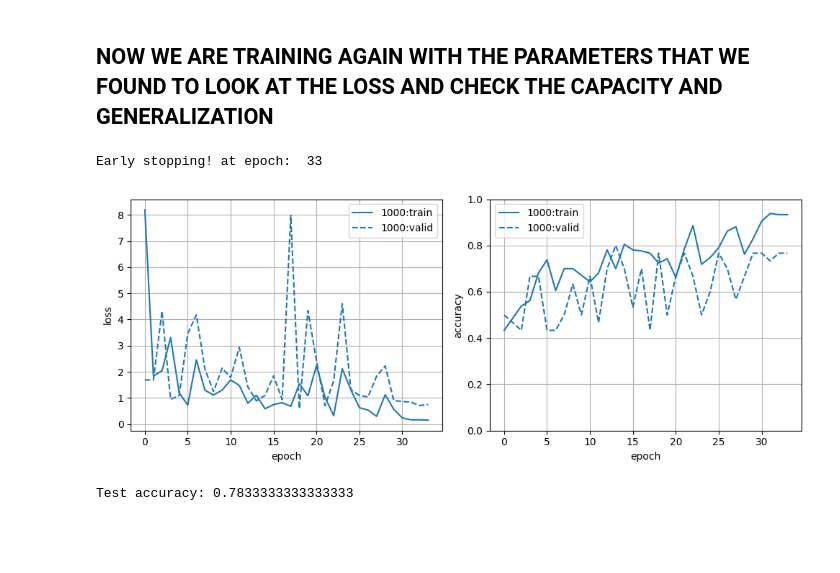
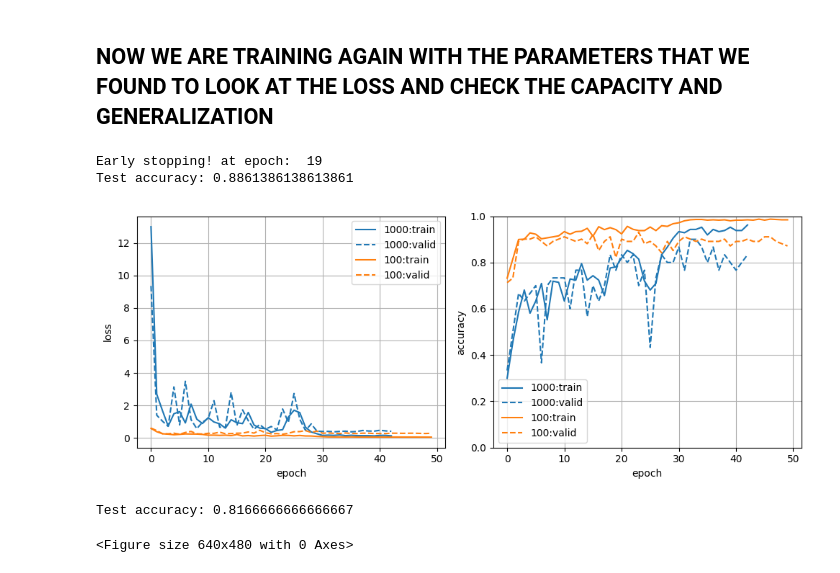
Before and after one commit to Borzoneg/Identity-recognition-from-audio, a Jupyter notebook: src/MLP_Gian.ipynb, the cells around one changed output. Saved outputs shown, nothing was run; the diff lists cells and outputs as text; code cells hidden in the pictures; blank space fills up the shorter version.

Commit message:
last commit_2

```diff
--- a/src/MLP_Gian.ipynb
+++ b/src/MLP_Gian.ipynb
@@ -111,7 +111,7 @@ class AudioDataset(Dataset):
         x = torch.Tensor(x)
         return x, y
 # %%
-audio_dataset = AudioDataset(root_path="../data/", drop_both=False, use_short=False)
+audio_dataset = AudioDataset(root_path="../data/", drop_both=True, use_short=True)
 dataset_len = len(audio_dataset)
 train_size, test_size, valid_size = round(dataset_len * 0.7), round(dataset_len * 0.2), round(dataset_len * 0.1)
 
@@ -159,12 +164,12 @@ def build_mlp_feat_norm(input_length,n_hidden_neurons: int):
    return nn.Sequential(
        nn.Flatten(start_dim=1),  # (N, d_data)
        nn.Linear(input_length, n_hidden_neurons), nn.ReLU(),
-       nn.Linear(n_hidden_neurons, 3)
+       nn.Linear(n_hidden_neurons, 2)
    )
 
 def build_mlp(input_length, n_hidden_neurons: int, n_layers: int):
     layers = [nn.Flatten(start_dim=1), nn.Linear(input_length, n_hidden_neurons), nn.ReLU()]
-    neurons_interval = np.linspace(n_hidden_neurons, 3, n_layers)
+    neurons_interval = np.linspace(n_hidden_neurons, 2, n_layers)
     print(neurons_interval)
 
     for i in range(n_layers-1):
@@ -464,7 +469,7 @@ In lecture 6, we'll look at how to reduce overfitting.
 device = torch.device('cuda')
 #%env CUDA_LAUNCH_BLOCKING=1
 
-with open('../output/last_MLP/final_long_MLP.txt', "w") as f:
+with open('../output/last_MLP/final_short_MLP_pat.txt', "w") as f:
   audio_dataset.normalize = False
   audio_dataset.active = "mfcc"
 
@@ -473,7 +478,7 @@ with open('../output/last_MLP/final_long_MLP.txt', "w") as f:
   loader_test = torch.utils.data.DataLoader(dataset_test, **kwargs, shuffle=True)
   loader_valid = torch.utils.data.DataLoader(dataset_valid, **kwargs, shuffle=True)
 
-  for n_hidden_neurons in ([1000]):
+  for n_hidden_neurons in ([100]):
     model = build_mlp_feat_norm(int(audio_dataset[0][0].shape[0]), n_hidden_neurons).to(device)
     #model = MLP(n_hidden_neurons).to(device)
     #opt = torch.optim.SGD(model.parameters(), lr=5e-2)
@@ -545,39 +550,42 @@ with open('../output/last_MLP/final_long_MLP.txt', "w") as f:
         logits = model(x)
       total += len(x)
       correct += (torch.argmax(logits, dim=1) == y).sum().item()
+
+    print("Test accuracy:", correct / total)
 # Print to File
     f.writelines(f"Norm: {False}, Feature: mfcc\n")
     f.writelines(f"Train loss: {train_losses}\nTrain accuracy: {train_accuracies}\n")
     f.writelines(f"Valid loss: {valid_losses}\nValid accuracy: {valid_accuracies}\n")
     f.writelines(f"Test accuracy: {correct / total}\n")
 # %% [output]
-Early stopping! at epoch:  33
+Early stopping! at epoch:  19
+Test accuracy: 0.8861386138613861
 # %%
 plt.figure(figsize=(10, 4))
 
 plt.subplot(1, 2, 1)
 plt.xlabel('epoch')
 plt.ylabel('loss')
 for n, (train_losses, valid_losses) in all_losses.items():
   p = plt.plot(train_losses, label=f'{n}:train')
   plt.plot(valid_losses, label=f'{n}:valid', ls='--', c=p[0].get_color())
 plt.legend()
 plt.grid()
 
 plt.subplot(1, 2, 2)
 plt.xlabel('epoch')
 plt.ylabel('accuracy')
 plt.ylim(0, 1)
 for n, (train_accuracies, valid_accuracies) in all_accuracies.items():
   p = plt.plot(train_accuracies, label=f'{n}:train')
   plt.plot(valid_accuracies, label=f'{n}:valid', ls='--', c=p[0].get_color())
 plt.legend()
 plt.grid()
 
 plt.tight_layout()
 plt.show()
-
-print("Test accuracy:", correct / total)
+plt.clf()
 # %% [output]
-[figure, old version]
+[figure, new version]
-Test accuracy: 0.7833333333333333
+Test accuracy: 0.8166666666666667
+<Figure size 640x480 with 0 Axes>
```
Also changed, not shown: parts of 3 cells of this notebook, 13 other files.
